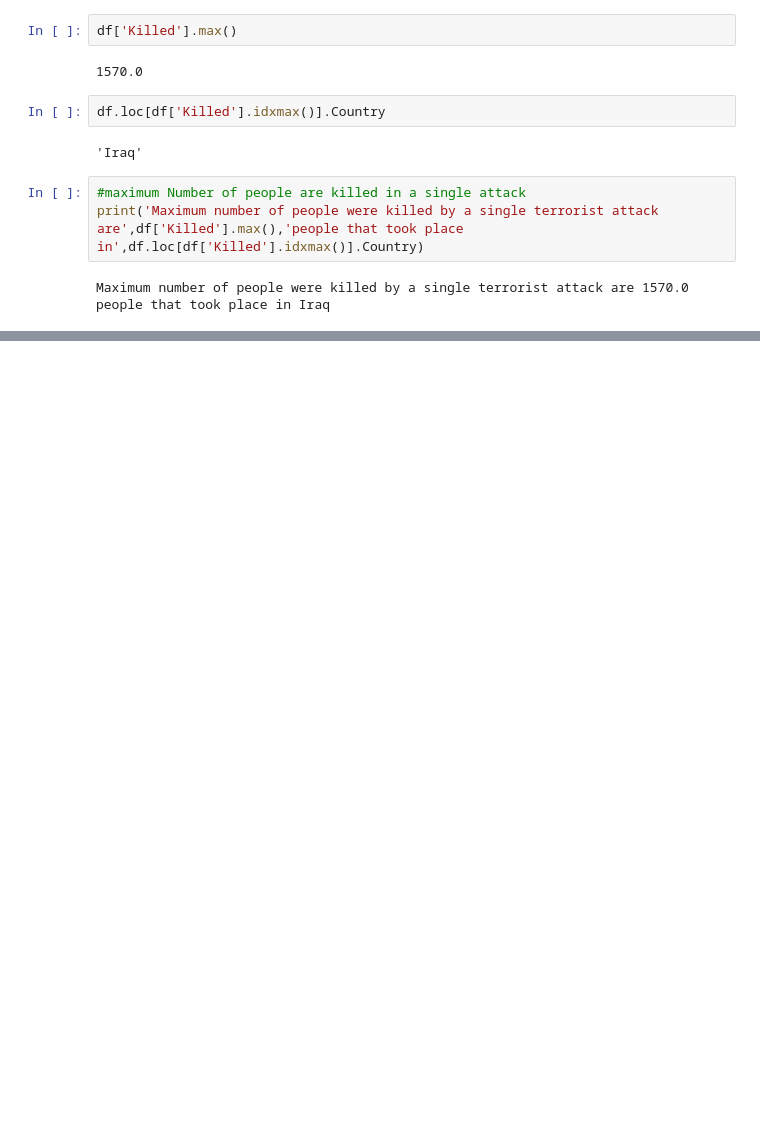
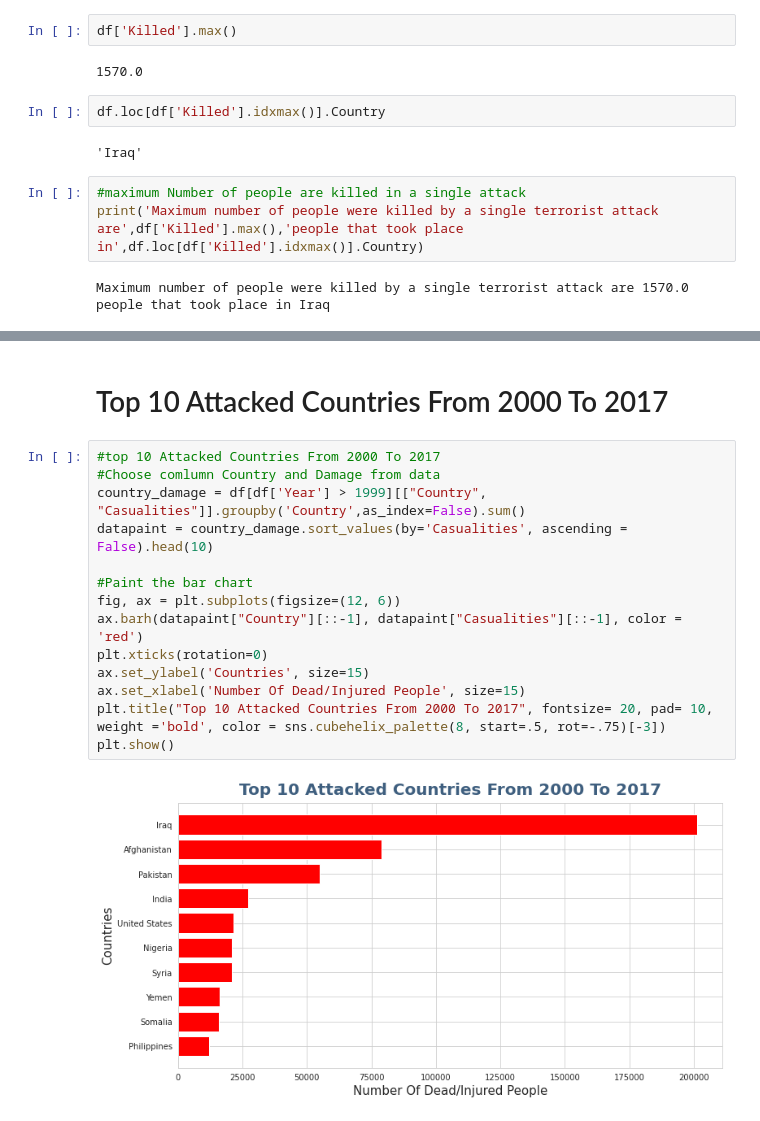
Before and after one commit to Prashant-op/-ABTN0102-Global-Terrorism-Analysis, a Jupyter notebook: Prashant_Bhardwaj_24_02_2021_[ABTN0102]_Global_Terrorism_Analysis.ipynb, the cells around one changed output, grey strips where cells are left out. Cells and saved outputs as stored; diff of their text form; blank space fills up the shorter version.

```diff
--- a/Prashant_Bhardwaj_24_02_2021_[ABTN0102]_Global_Terrorism_Analysis.ipynb
+++ b/Prashant_Bhardwaj_24_02_2021_[ABTN0102]_Global_Terrorism_Analysis.ipynb
@@ -235,0 +311,18 @@ Maximum number of people were killed by a single terrorist attack are 1570.0 peo
+# %% [markdown]
+# Top 10 Attacked Countries From 2000 To 2017
+# %%
+#top 10 Attacked Countries From 2000 To 2017
+#Choose comlumn Country and Damage from data
+country_damage = df[df['Year'] > 1999][["Country", "Casualities"]].groupby('Country',as_index=False).sum()
+datapaint = country_damage.sort_values(by='Casualities', ascending = False).head(10)
+
+#Paint the bar chart
+fig, ax = plt.subplots(figsize=(12, 6))
+ax.barh(datapaint["Country"][::-1], datapaint["Casualities"][::-1], color = 'red')
+plt.xticks(rotation=0)
+ax.set_ylabel('Countries', size=15)
+ax.set_xlabel('Number Of Dead/Injured People', size=15)
+plt.title("Top 10 Attacked Countries From 2000 To 2017", fontsize= 20, pad= 10, weight ='bold', color = sns.cubehelix_palette(8, start=.5, rot=-.75)[-3])
+plt.show()
+# %% [output]
+[figure, added]
```
Also changed, not shown: parts of 33 cells of this notebook.
